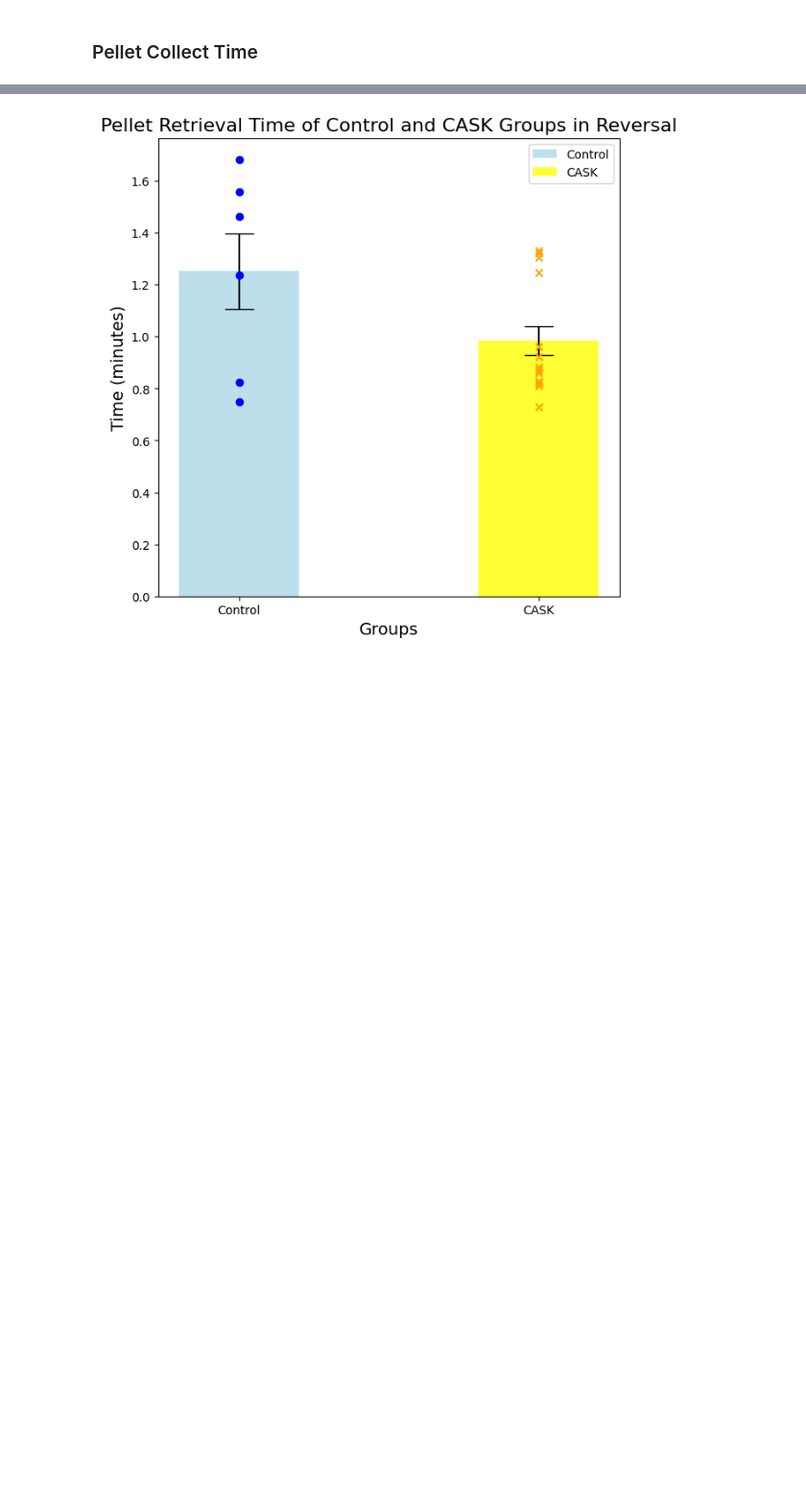
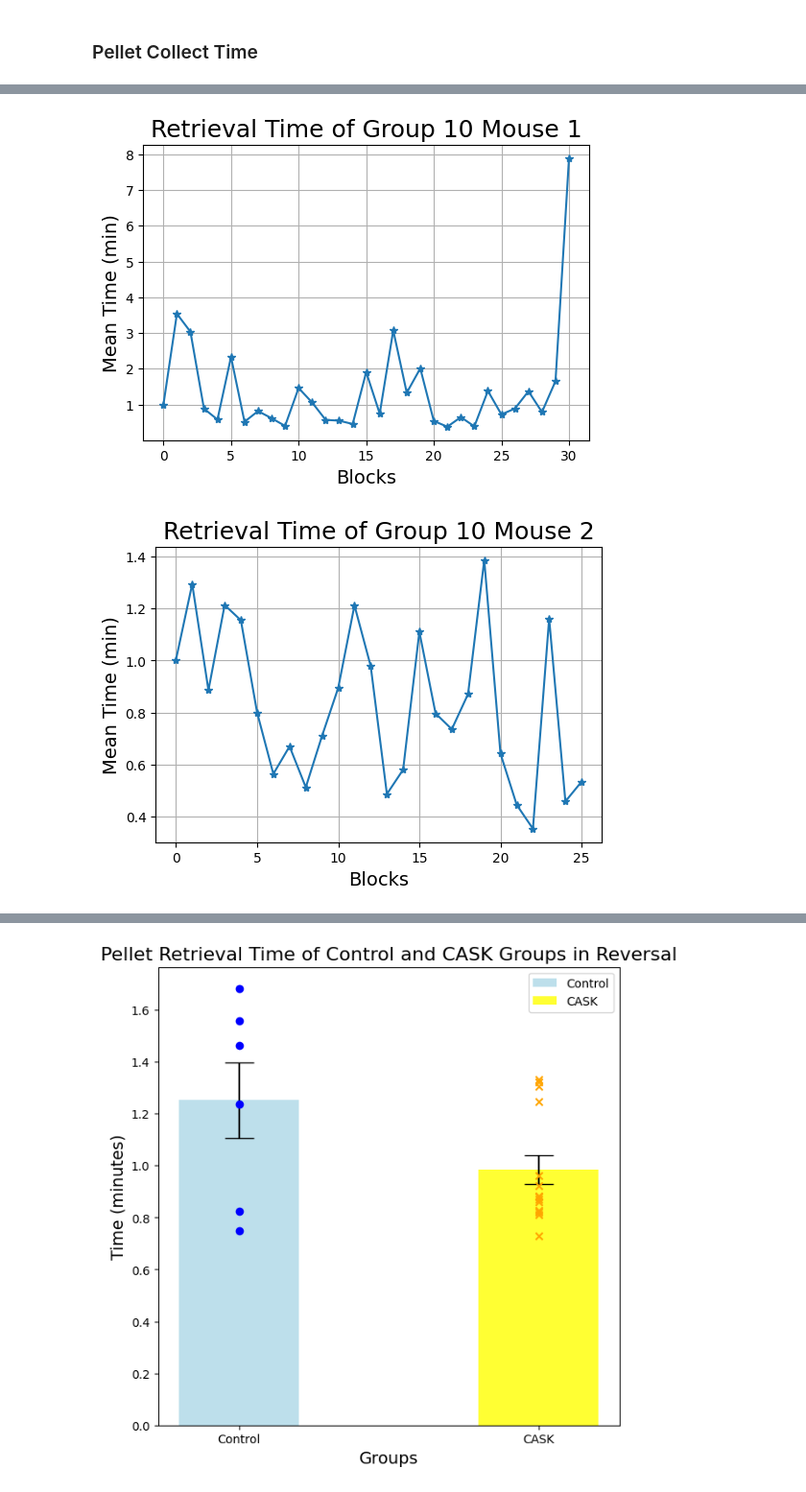
Before and after one commit to ftlabucsd/FEDUPP, a Jupyter notebook: CASK/CASK Rev learning.ipynb, the cells around one changed output, grey strips where cells are left out. Shown at 96% size. Cells and saved outputs as stored; diff of their text form; code cells hidden in the pictures; blank space fills up the shorter version.

```diff
--- a/CASK/CASK Rev learning.ipynb
+++ b/CASK/CASK Rev learning.ipynb
@@ -75,10 +85,14 @@ for file in paths.contigency_flip_ctrl:
 # %%
 cask_all_times = []
 cask_means = []
 cask_stds = []
 
 for file in paths.contigency_flip_cask:
     times, mean, std = mean_pellet_collect_time(file, remove_outlier=True, n_stds=5)
+    plot_retrieval_time_by_block(file)
     cask_all_times.append(times)
     cask_means.append(mean)
     cask_stds.append(std)
+# %% [output]
+[figure, added]
+[figure, added]
```
Also changed, not shown: parts of 11 cells of this notebook, 9 other files.
